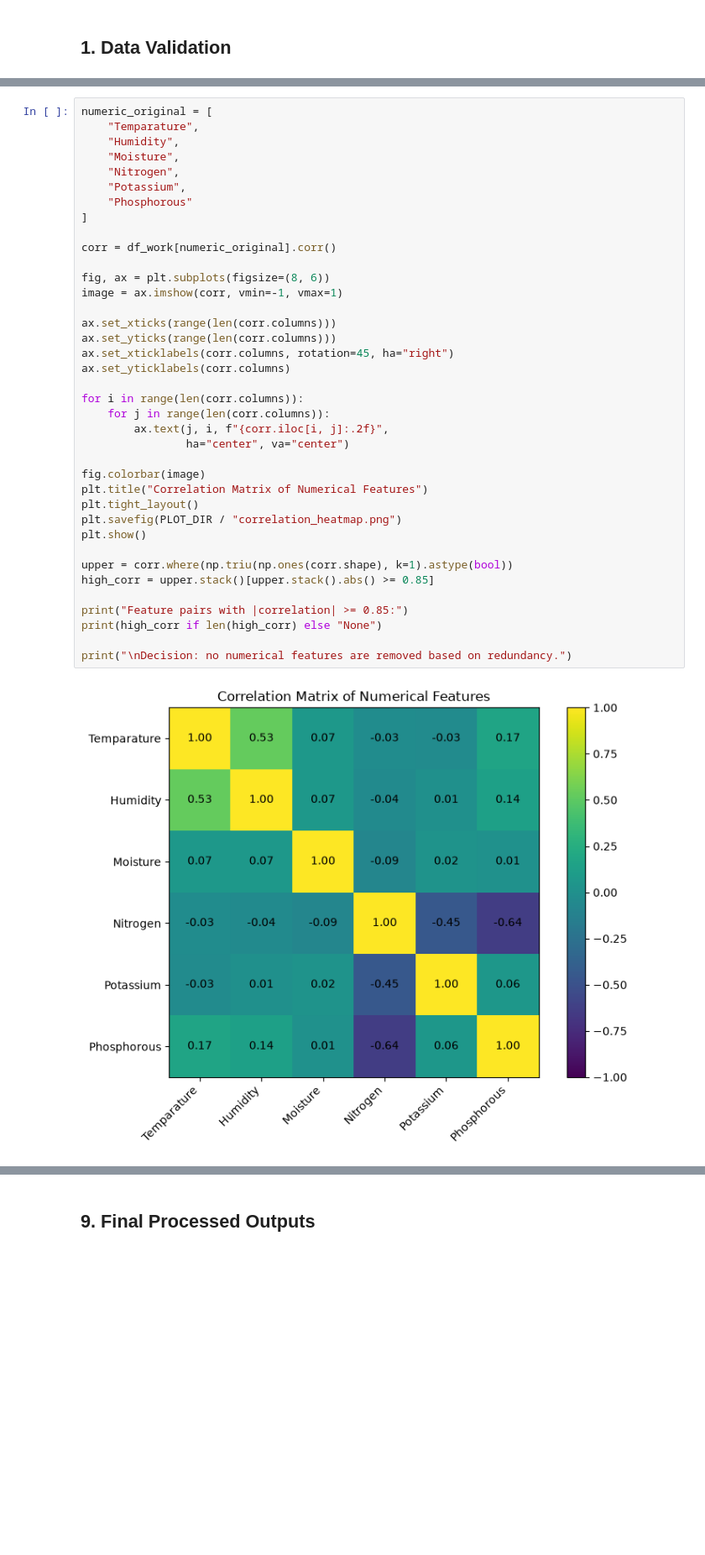
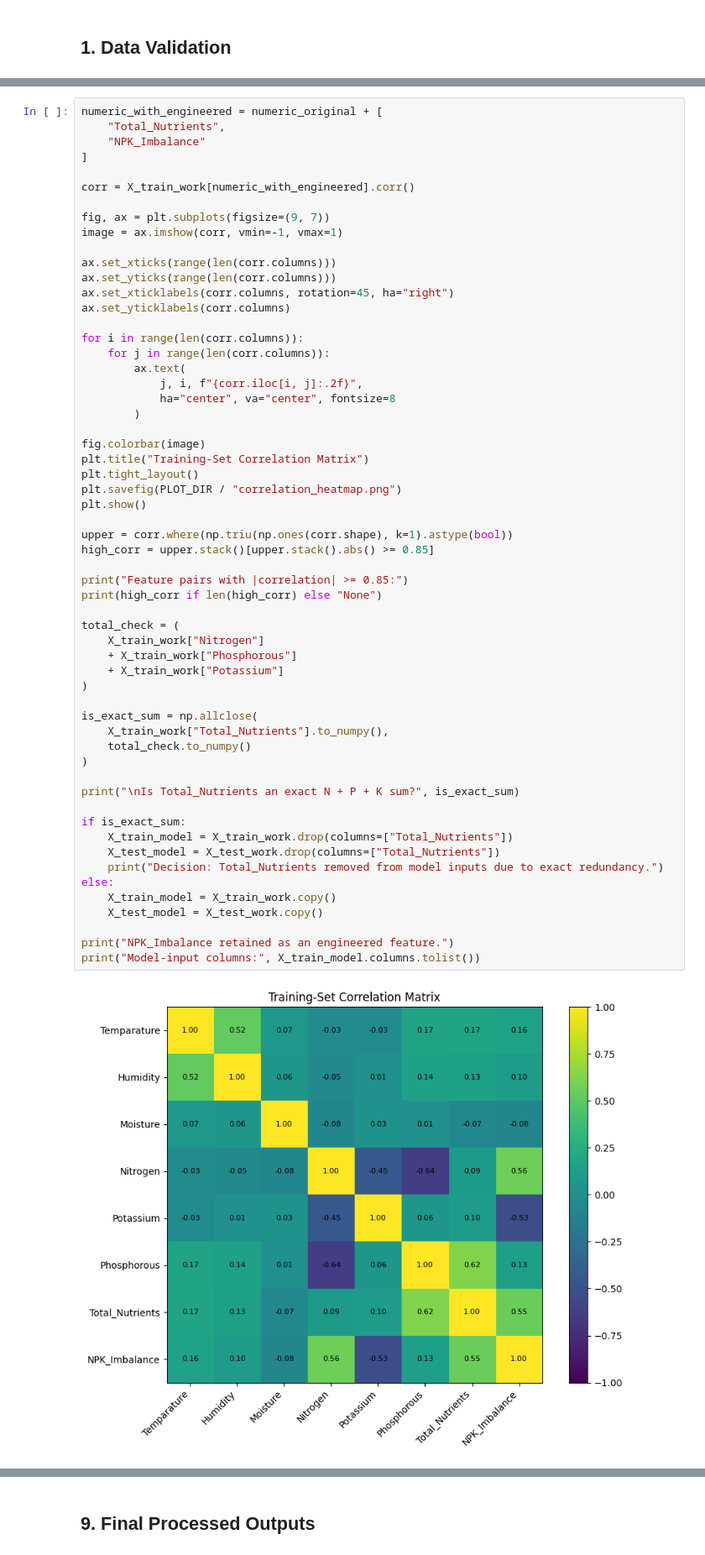
Before and after one commit to Kashmira-SK/crop-soil-fertilizer, a Jupyter notebook: group_pipeline.ipynb, the cells around one changed output, grey strips where cells are left out. Shown at 84% size. Drawn from its saved outputs; the diff is of its cells as text; blank space fills up the shorter version.

```diff
--- a/group_pipeline.ipynb
+++ b/group_pipeline.ipynb
@@ -155,43 +276,63 @@ Decision: flagged values are retained because they are valid observations in the
 # %%
-numeric_original = [
-    "Temparature",
-    "Humidity",
-    "Moisture",
-    "Nitrogen",
-    "Potassium",
-    "Phosphorous"
+numeric_with_engineered = numeric_original + [
+    "Total_Nutrients",
+    "NPK_Imbalance"
 ]
 
-corr = df_work[numeric_original].corr()
+corr = X_train_work[numeric_with_engineered].corr()
 
-fig, ax = plt.subplots(figsize=(8, 6))
+fig, ax = plt.subplots(figsize=(9, 7))
 image = ax.imshow(corr, vmin=-1, vmax=1)
 
 ax.set_xticks(range(len(corr.columns)))
 ax.set_yticks(range(len(corr.columns)))
 ax.set_xticklabels(corr.columns, rotation=45, ha="right")
 ax.set_yticklabels(corr.columns)
 
 for i in range(len(corr.columns)):
     for j in range(len(corr.columns)):
-        ax.text(j, i, f"{corr.iloc[i, j]:.2f}",
-                ha="center", va="center")
+        ax.text(
+            j, i, f"{corr.iloc[i, j]:.2f}",
+            ha="center", va="center", fontsize=8
+        )
 
 fig.colorbar(image)
-plt.title("Correlation Matrix of Numerical Features")
+plt.title("Training-Set Correlation Matrix")
 plt.tight_layout()
 plt.savefig(PLOT_DIR / "correlation_heatmap.png")
 plt.show()
 
 upper = corr.where(np.triu(np.ones(corr.shape), k=1).astype(bool))
 high_corr = upper.stack()[upper.stack().abs() >= 0.85]
 
 print("Feature pairs with |correlation| >= 0.85:")
 print(high_corr if len(high_corr) else "None")
 
-print("\nDecision: no numerical features are removed based on redundancy.")
+total_check = (
+    X_train_work["Nitrogen"]
+    + X_train_work["Phosphorous"]
+    + X_train_work["Potassium"]
+)
+
+is_exact_sum = np.allclose(
+    X_train_work["Total_Nutrients"].to_numpy(),
+    total_check.to_numpy()
+)
+
+print("\nIs Total_Nutrients an exact N + P + K sum?", is_exact_sum)
+
+if is_exact_sum:
+    X_train_model = X_train_work.drop(columns=["Total_Nutrients"])
+    X_test_model = X_test_work.drop(columns=["Total_Nutrients"])
+    print("Decision: Total_Nutrients removed from model inputs due to exact redundancy.")
+else:
+    X_train_model = X_train_work.copy()
+    X_test_model = X_test_work.copy()
+
+print("NPK_Imbalance retained as an engineered feature.")
+print("Model-input columns:", X_train_model.columns.tolist())
 # %% [output]
-[figure, old version]
+[figure, new version]
 Feature pairs with |correlation| >= 0.85:
 None
 
```
Also changed, not shown: parts of 26 cells of this notebook.
